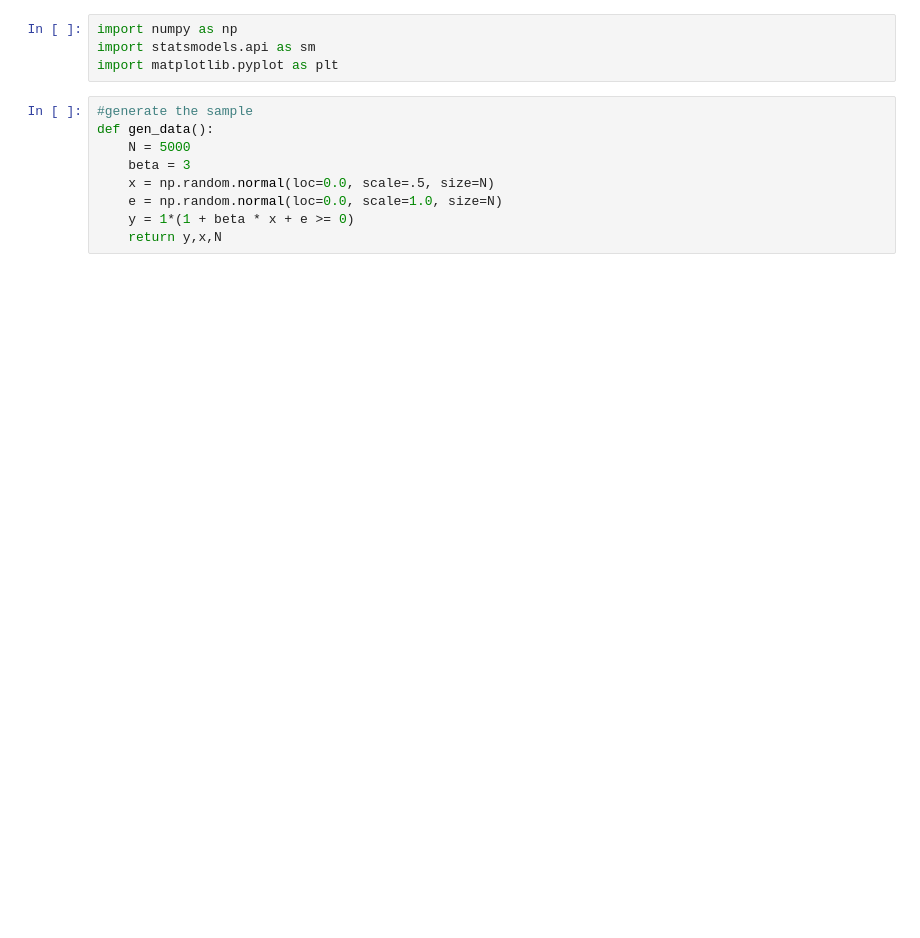
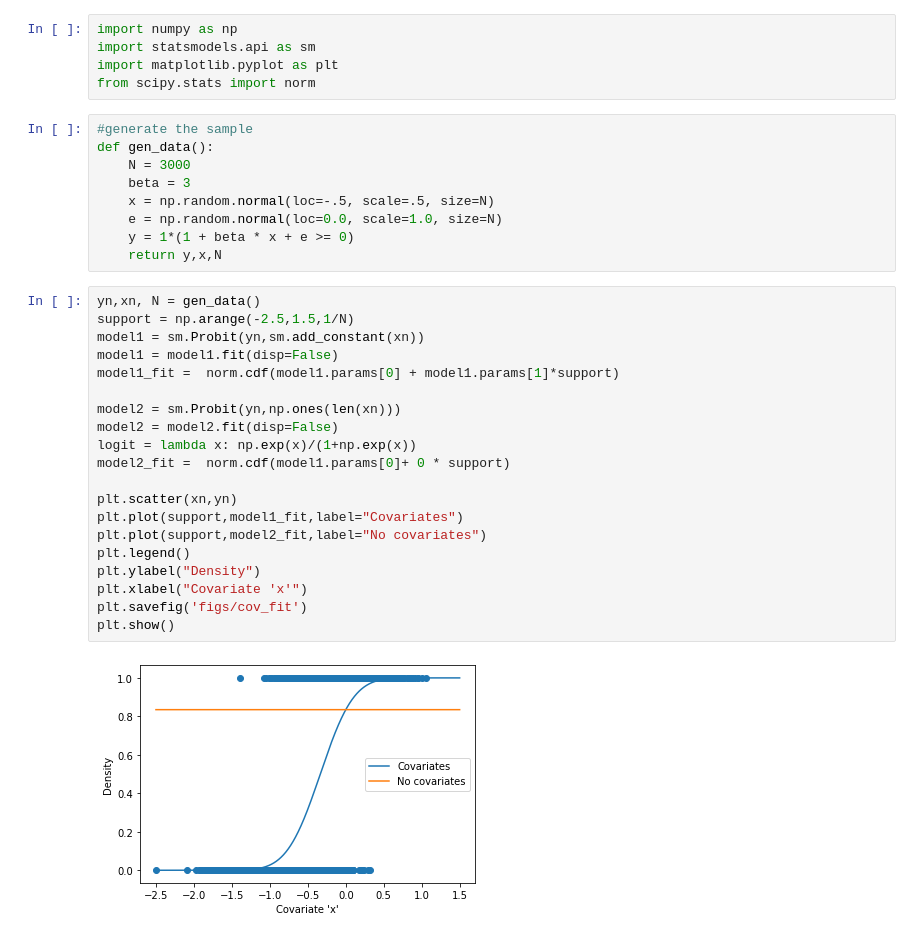
Before and after one commit to ericschulman/testing, a Jupyter notebook: intercept.ipynb, the cells around one changed output. Saved outputs shown, nothing was run; the diff lists cells and outputs as text; blank space fills up the shorter version.

```diff
--- a/intercept.ipynb
+++ b/intercept.ipynb
@@ -2,15 +2,38 @@
 import numpy as np
 import statsmodels.api as sm
 import matplotlib.pyplot as plt
+from scipy.stats import norm
 # %%
 #generate the sample
 def gen_data():
-    N = 5000
+    N = 3000
     beta = 3
-    x = np.random.normal(loc=0.0, scale=.5, size=N)
+    x = np.random.normal(loc=-.5, scale=.5, size=N)
     e = np.random.normal(loc=0.0, scale=1.0, size=N)
     y = 1*(1 + beta * x + e >= 0)
     return y,x,N
+# %%
+yn,xn, N = gen_data()
+support = np.arange(-2.5,1.5,1/N)
+model1 = sm.Probit(yn,sm.add_constant(xn))
+model1 = model1.fit(disp=False)
+model1_fit =  norm.cdf(model1.params[0] + model1.params[1]*support)
+
+model2 = sm.Probit(yn,np.ones(len(xn)))
+model2 = model2.fit(disp=False)
+logit = lambda x: np.exp(x)/(1+np.exp(x))
+model2_fit =  norm.cdf(model1.params[0]+ 0 * support)
+
+plt.scatter(xn,yn)
+plt.plot(support,model1_fit,label="Covariates")
+plt.plot(support,model2_fit,label="No covariates")
+plt.legend()
+plt.ylabel("Density")
+plt.xlabel("Covariate 'x'")
+plt.savefig('figs/cov_fit')
+plt.show()
+# %% [output]
+[figure, added]
 # %%
 #visualize the guassian process
 def gen_llr():
```
Also changed, not shown: parts of 3 cells of this notebook, 1 other file.
